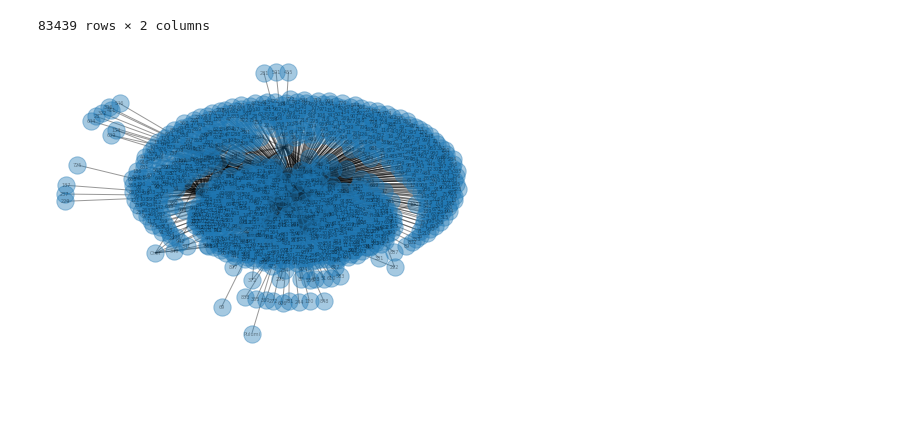
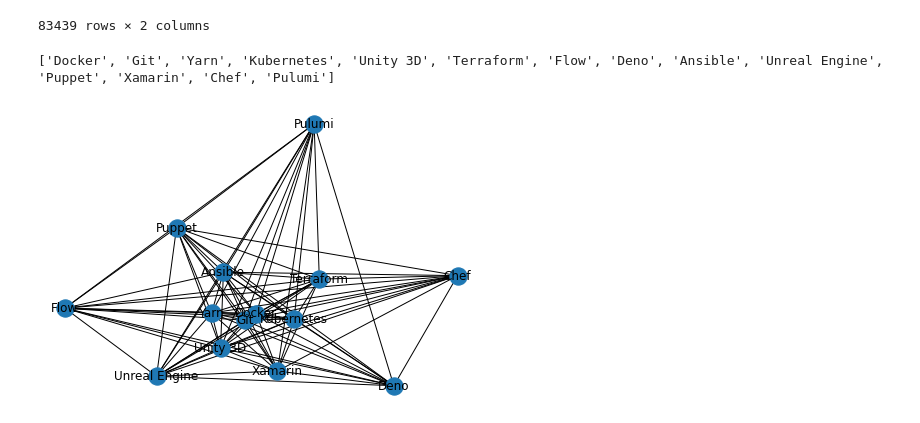
Before and after one commit to eca1001/TFG, a Jupyter notebook: code.ipynb, the cells around one changed output. Saved outputs shown, nothing was run; the diff lists cells and outputs as text; code cells hidden in the pictures; blank space fills up the shorter version.

```diff
--- a/code.ipynb
+++ b/code.ipynb
@@ -86,4 +44,37 @@ for a in range (1000):
+# %%
+#"""
+G = nx.Graph()
+for a in range (len(public)):
+#for a in range (1000):
+    nodoLenguaje = public.to_numpy()[a][26]
+
+    if str(nodoLenguaje) != "nan":
+        listaLenguajes = nodoLenguaje.split(';')
+        if len(listaLenguajes) < 4:
+            for i in range(len(listaLenguajes)):
+                j=i+1
+                G.add_node(listaLenguajes[i])
+                while j < len(listaLenguajes):
+                    if (listaLenguajes[i], listaLenguajes[j]) in G.edges():
+                        valor = G[listaLenguajes[i]][listaLenguajes[j]]
+                        peso = valor['weight']
+                        pesoN = peso+1
+                        G[listaLenguajes[i]][listaLenguajes[j]]['weight'] = pesoN
+                    else:
+                        G.add_edge(listaLenguajes[i], listaLenguajes[j])
+                        G[listaLenguajes[i]][listaLenguajes[j]]['weight'] = 1
+                    j+=1
+
+#Guardar grafo
+nx.write_graphml(G, "lenguajesPersonasTrabajanMenos4lenguajes.graphml")
+#"""
+
+#Cargar grafo
+G = nx.read_graphml("lenguajesPersonasTrabajanMenos4lenguajes.graphml")
+print(G.nodes)
+# %% [output]
+['Docker', 'Git', 'Yarn', 'Kubernetes', 'Unity 3D', 'Terraform', 'Flow', 'Deno', 'Ansible', 'Unreal Engine', 'Puppet', 'Xamarin', 'Chef', 'Pulumi']
 # %%
-nx.draw(A,with_labels=True,alpha=0.4,font_size=5)
+nx.draw(G, with_labels=True)
 # %% [output]
-[figure, old version]
+[figure, new version]
```
Also changed, not shown: parts of 20 cells of this notebook.
